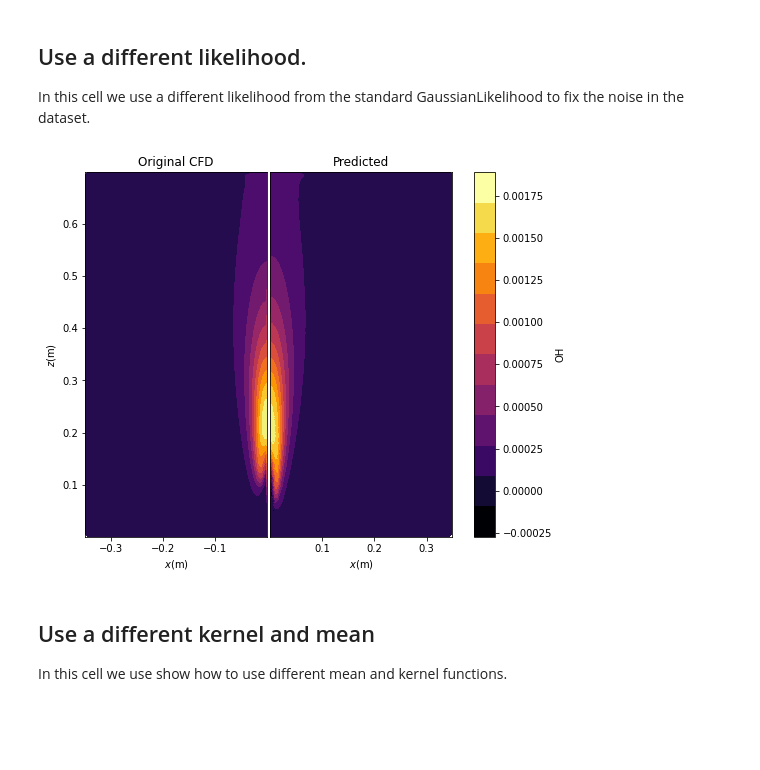
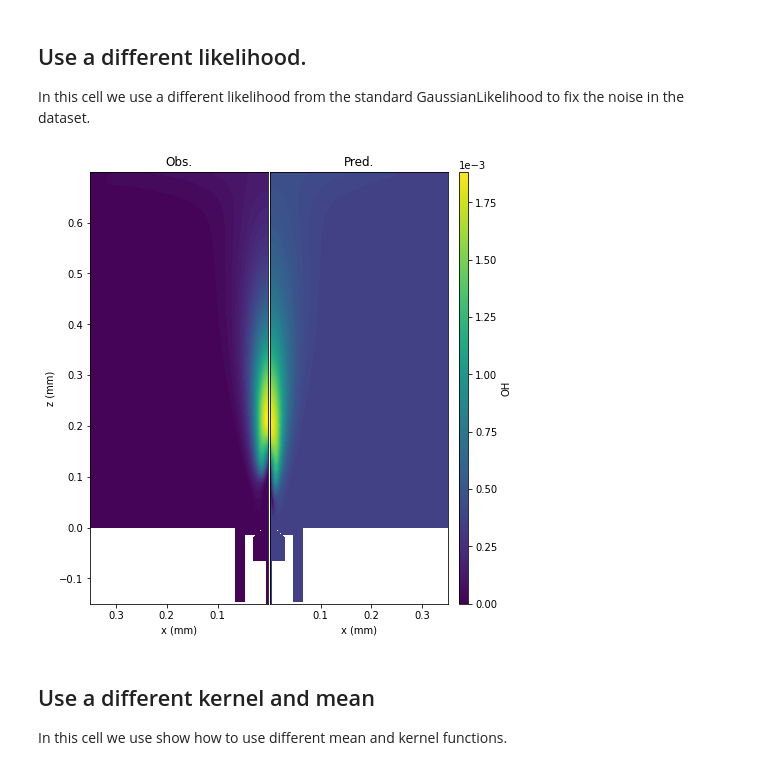
Before and after one commit to burn-research/OpenMEASURE, a Jupyter notebook: docs/gpr_doc.ipynb, the cells around one changed output. Saved outputs shown, nothing was run; the diff lists cells and outputs as text; code cells hidden in the pictures; blank space fills up the shorter version.

```diff
--- a/docs/gpr_doc.ipynb
+++ b/docs/gpr_doc.ipynb
@@ -205,8 +181,16 @@ In the first cell we train the model using the function `fit()`, then we predict
 # %%
 from gpr import GPR
 
+i_test = [0, 21, 27, 38] # index of the testing simulations
+
+P_train = np.delete(P, i_test, axis=0)
+P_test = P[i_test, :]
+
+X_train = np.delete(X, i_test, axis=1)
+X_test = X[:, i_test]
+
 # Create the gpr object
-gpr = GPR(X_train, n_features, xyz, P_train)
+gpr = GPR(X_train, n_features, xyz_25, P_train)
 
 # Calculates the POD coefficients ap and the uncertainty for the test simulations
 models, likelihoods = gpr.fit(verbose=False)
@@ -234,24 +276,27 @@ plot_contours_tri(xz[:,0], xz[:,1], [x_test, xp_test], cbar_label=str_ind)
 
 In this cell we use a different likelihood from the standard GaussianLikelihood to fix the noise in the dataset.
 # %%
+import torch
+import gpytorch
+
 noise = 1e-3*torch.ones(P_train.shape[0])
 likelihood = gpytorch.likelihoods.FixedNoiseGaussianLikelihood(noise=noise)
 
-gpr = GPR(X_train, n_features, xyz, P_train, likelihood=likelihood)
+gpr = GPR(X_train, n_features, xyz_25, P_train, likelihood=likelihood)
 models, likelihoods = gpr.fit(verbose=False)
 Ap, Sigmap = gpr.predict(P_test)
 
 Xp = gpr.reconstruct(Ap)
 
 str_ind = 'OH'
 ind = features.index(str_ind)
 
 x_test = X_test[ind*n_cells:(ind+1)*n_cells,3]
 xp_test = Xp[ind*n_cells:(ind+1)*n_cells, 3]
 
-plot_contours_tri(xz[:,0], xz[:,1], [x_test, xp_test], cbar_label=str_ind)
+plot_comparison(mesh, [x_test, xp_test], (0,1,0), (0.0, 1.0e-3, 0), (0,2), 'OH')
 # %% [output]
-[figure, old version]
+[figure, new version]
 # %% [markdown]
 ## Use a different kernel and mean
 
```
Also changed, not shown: parts of 12 cells of this notebook, 6 other files.
